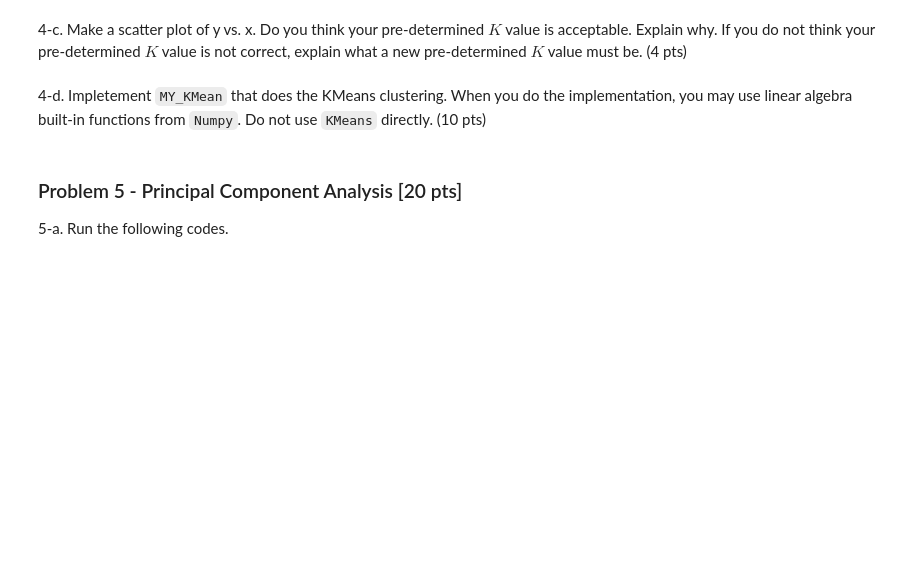
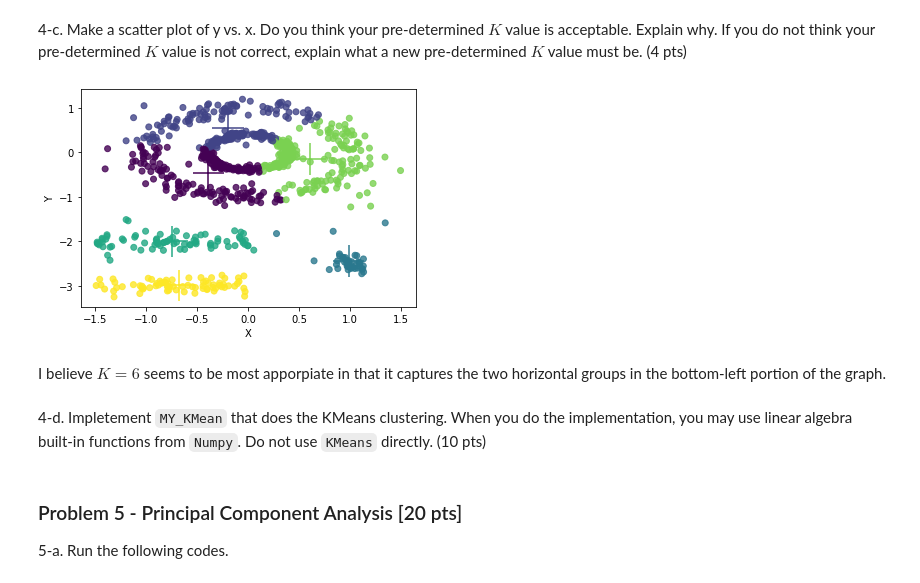
Before and after one commit to calebpelliott/Machine-Learning-CS559, a Jupyter notebook: HW1/F21_HW1/CS559_F21_Assignment01.ipynb, the cells around one changed output. Drawn from its saved outputs; the diff is of its cells as text; code cells hidden in the pictures; blank space fills up the shorter version.

```diff
--- a/HW1/F21_HW1/CS559_F21_Assignment01.ipynb
+++ b/HW1/F21_HW1/CS559_F21_Assignment01.ipynb
@@ -280,3 +295,17 @@ def plot_inertia(km, X, n_cluster_range):
+# %%
+### Code starts here
+kmeans.set_params(n_clusters=6)
+kmeans.fit(Data)
+
+plt.scatter(Data.X, Data.Y, c=kmeans.labels_, alpha=0.8)
+plt.scatter(kmeans.cluster_centers_[:, 0], kmeans.cluster_centers_[:, 1], marker="+", s=1000, c=[0, 1, 2, 3, 4, 5])
+plt.xlabel('X')
+plt.ylabel('Y')
+plt.show()
+# %% [output]
+[figure, added]
+# %% [markdown]
+I believe $K=6$ seems to be most apporpiate in that it captures the two horizontal groups in the bottom-left portion of the graph.
 # %% [markdown]
 4-d. Impletement `MY_KMean` that does the KMeans clustering. When you do the implementation, you may use linear algebra built-in functions from `Numpy`. Do not use `KMeans` directly. (10 pts)
 # %%
```
Also changed, not shown: parts of 7 cells of this notebook, 1 other file.
